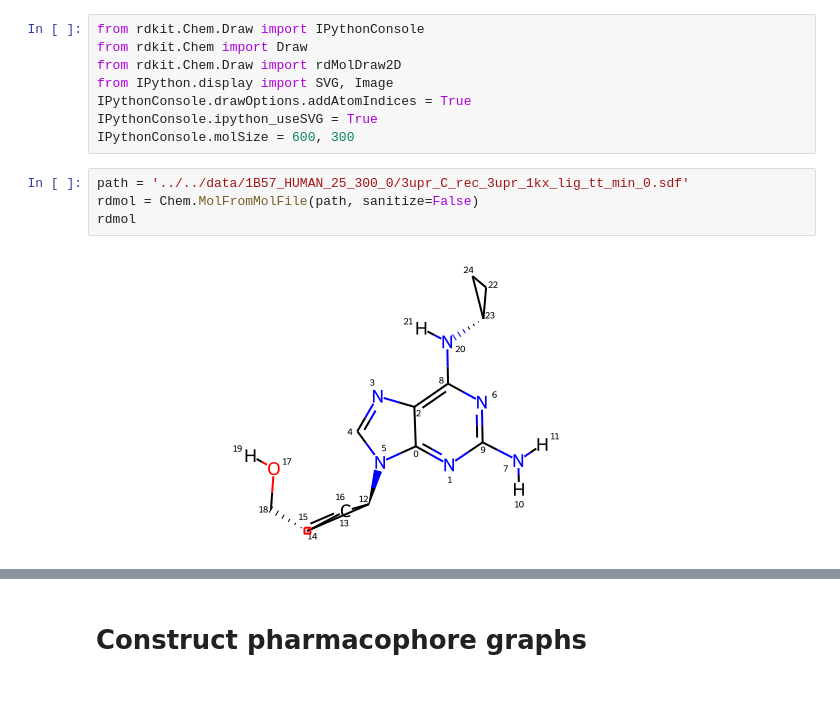
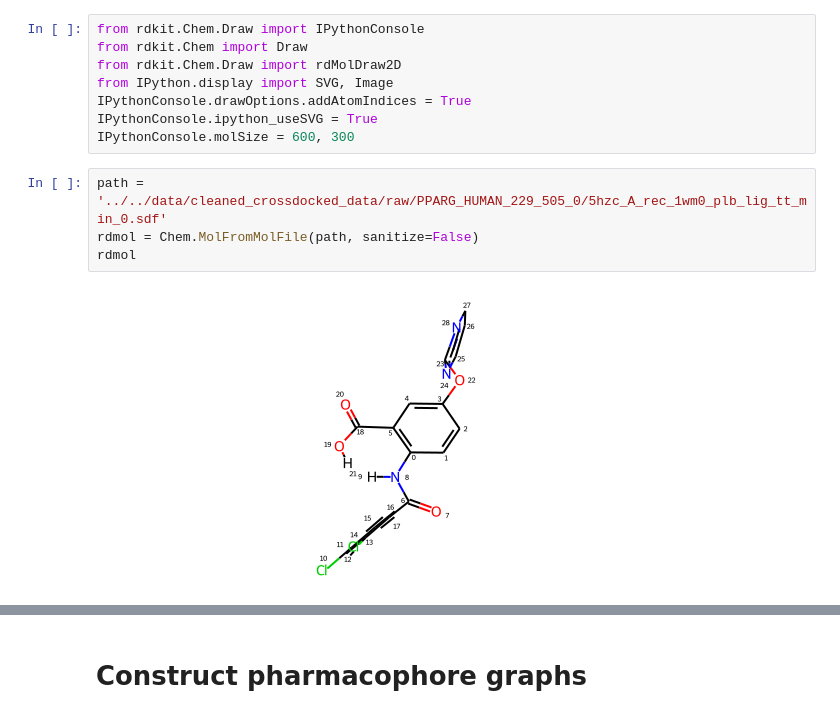
Before and after one commit to conghaowang/PP2Drug, a Jupyter notebook: src/notebooks/preprocessing.ipynb, the cells around one changed output, grey strips where cells are left out. Saved outputs shown, nothing was run; the diff lists cells and outputs as text.

```diff
--- a/src/notebooks/preprocessing.ipynb
+++ b/src/notebooks/preprocessing.ipynb
@@ -31,11 +28,11 @@ IPythonConsole.drawOptions.addAtomIndices = True
 IPythonConsole.ipython_useSVG = True
 IPythonConsole.molSize = 600, 300
 # %%
-path = '../../data/1B57_HUMAN_25_300_0/3upr_C_rec_3upr_1kx_lig_tt_min_0.sdf'
+path = '../../data/cleaned_crossdocked_data/raw/PPARG_HUMAN_229_505_0/5hzc_A_rec_1wm0_plb_lig_tt_min_0.sdf'
 rdmol = Chem.MolFromMolFile(path, sanitize=False)
 rdmol
 # %% [output]
-[figure, old version]
+[figure, new version]
 # %%
 mol = Chem.MolFromSmiles(Chem.MolToSmiles(rdmol))
 mol
```
Also changed, not shown: parts of 33 cells of this notebook, 3 other files.
